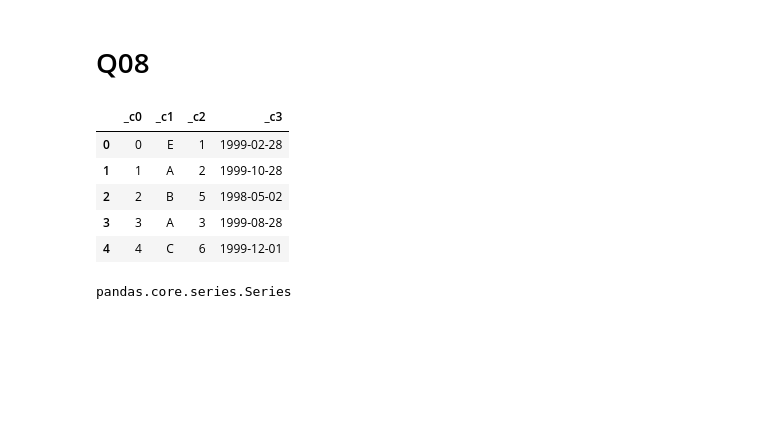
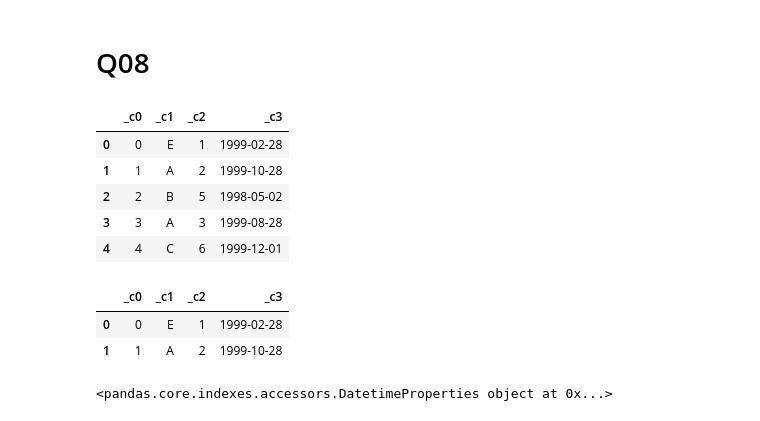
Before and after one commit to cda-2019-01/lab-programacion-pandas-snaranjoa, a Jupyter notebook: lab-programacion-pandas.ipynb, the cells around one changed output. Drawn from its saved outputs; the diff is of its cells as text; code cells hidden in the pictures; blank space fills up the shorter version.

```diff
--- a/lab-programacion-pandas.ipynb
+++ b/lab-programacion-pandas.ipynb
@@ -268,8 +268,16 @@ tbl0aux.head()
 | 4 | 4 | C | 6 | 1999-12-01 |
 # %%
 from datetime import datetime
-#tbl0aux["_c3"] = pandas.to_datetime(tbl0aux["_c3"])
+tbl0aux["_c3"] = pandas.to_datetime(tbl0aux["_c3"], errors='ignore')
-# %%
-type(tbl0aux._c3)
-# %% [output]
-pandas.core.series.Series
+# %%
+tbl0aux.head(2)
+# %% [output]
+|  | _c0 | _c1 | _c2 | _c3 |
+| 0 | 0 | E | 1 | 1999-02-28 |
+| 1 | 1 | A | 2 | 1999-10-28 |
+# %%
+#En este punto se cambia el tipo de dato series del dataframe para acceder a sus propiedades de fecha (dt = datetime like)
+#permitiendo así que se obtengan datos como el año y el mes.
+tbl0aux['_c3'].dt
+# %% [output]
+<pandas.core.indexes.accessors.DatetimeProperties object at 0x...>
```
Also changed, not shown: parts of 42 cells of this notebook, 8 other files.
